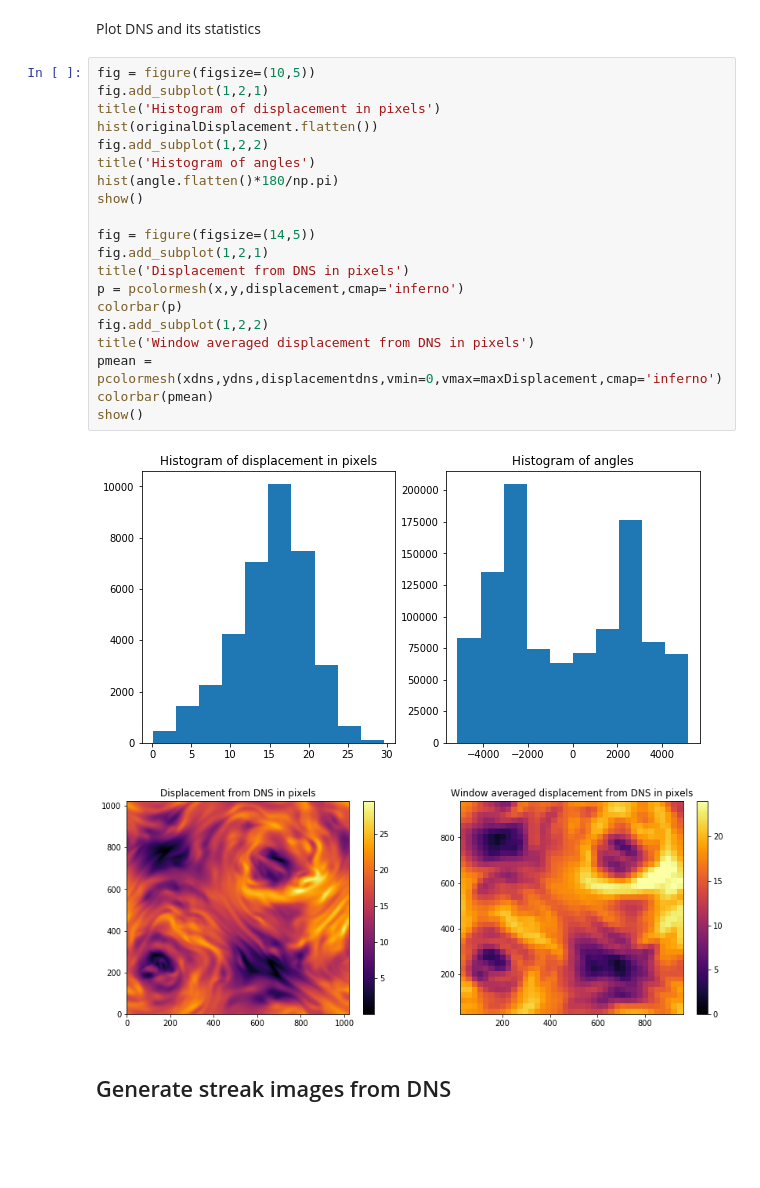
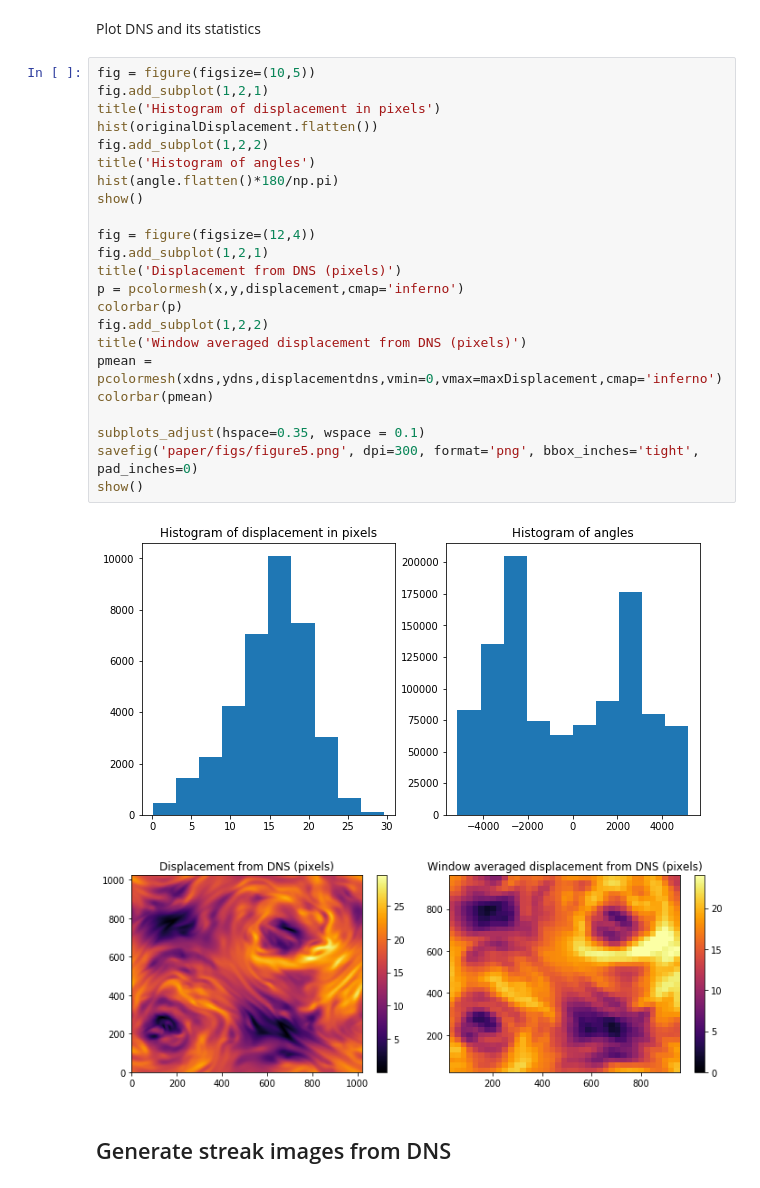
Before and after one commit to agrayver/streakcnn, a Jupyter notebook: test_CNN_on_DNS_pytorch.ipynb, the cells around one changed output. Saved outputs shown, nothing was run; the diff lists cells and outputs as text; blank space fills up the shorter version.

Commit message:
Generate figure for paper

```diff
--- a/test_CNN_on_DNS_pytorch.ipynb
+++ b/test_CNN_on_DNS_pytorch.ipynb
@@ -141,26 +141,29 @@ Plot DNS and its statistics
 # %%
 fig = figure(figsize=(10,5))
 fig.add_subplot(1,2,1)
 title('Histogram of displacement in pixels')
 hist(originalDisplacement.flatten())
 fig.add_subplot(1,2,2)
 title('Histogram of angles')
 hist(angle.flatten()*180/np.pi)
 show()
 
-fig = figure(figsize=(14,5))
+fig = figure(figsize=(12,4))
 fig.add_subplot(1,2,1)
-title('Displacement from DNS in pixels')
+title('Displacement from DNS (pixels)')
 p = pcolormesh(x,y,displacement,cmap='inferno')
 colorbar(p)
 fig.add_subplot(1,2,2)
-title('Window averaged displacement from DNS in pixels')
+title('Window averaged displacement from DNS (pixels)')
 pmean = pcolormesh(xdns,ydns,displacementdns,vmin=0,vmax=maxDisplacement,cmap='inferno')
 colorbar(pmean)
+
+subplots_adjust(hspace=0.35, wspace = 0.1)
+savefig('paper/figs/figure5.png', dpi=300, format='png', bbox_inches='tight', pad_inches=0)
 show()
 # %% [output]
 [figure]
-[figure, old version]
+[figure, new version]
 # %% [markdown]
 ## Generate streak images from DNS
 # %%
```
Also changed, not shown: parts of 4 cells of this notebook, 11 other files.
